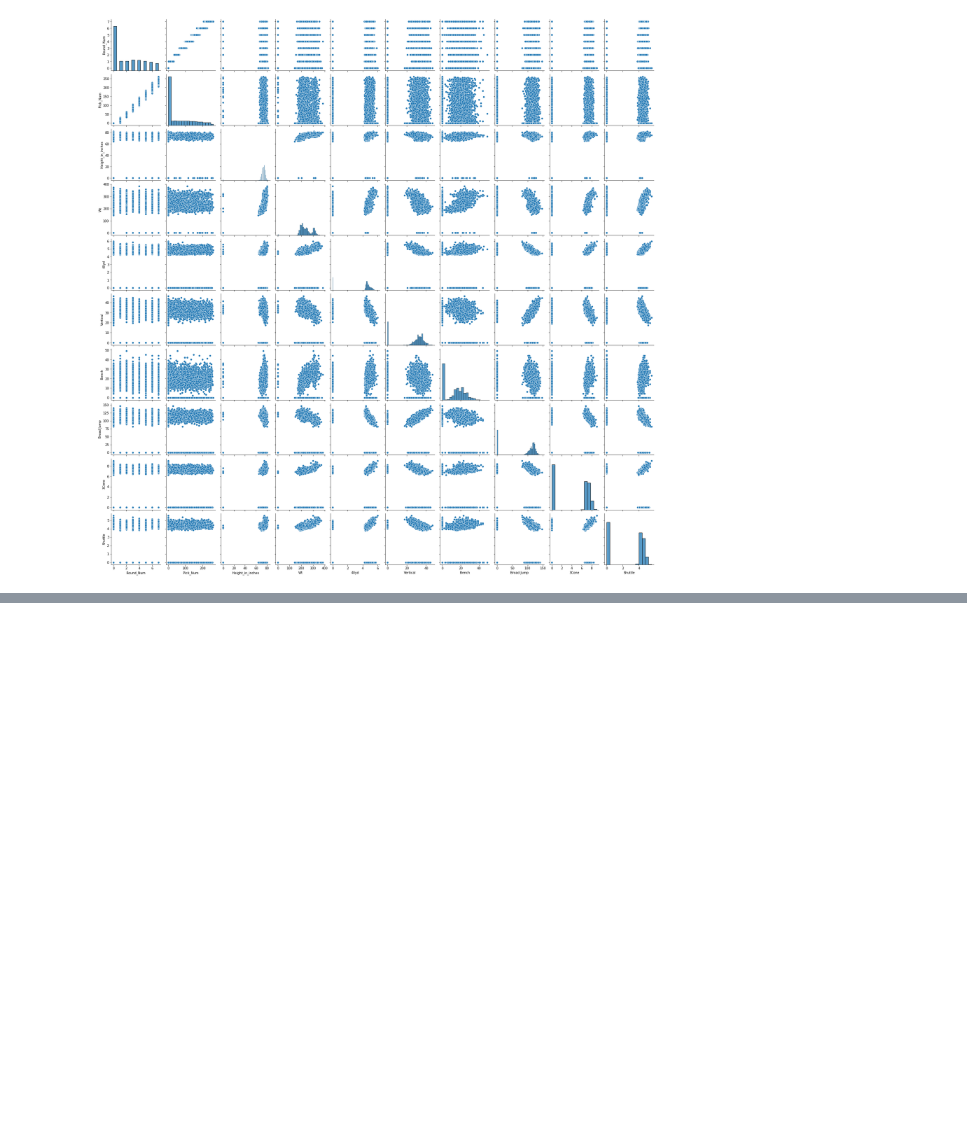
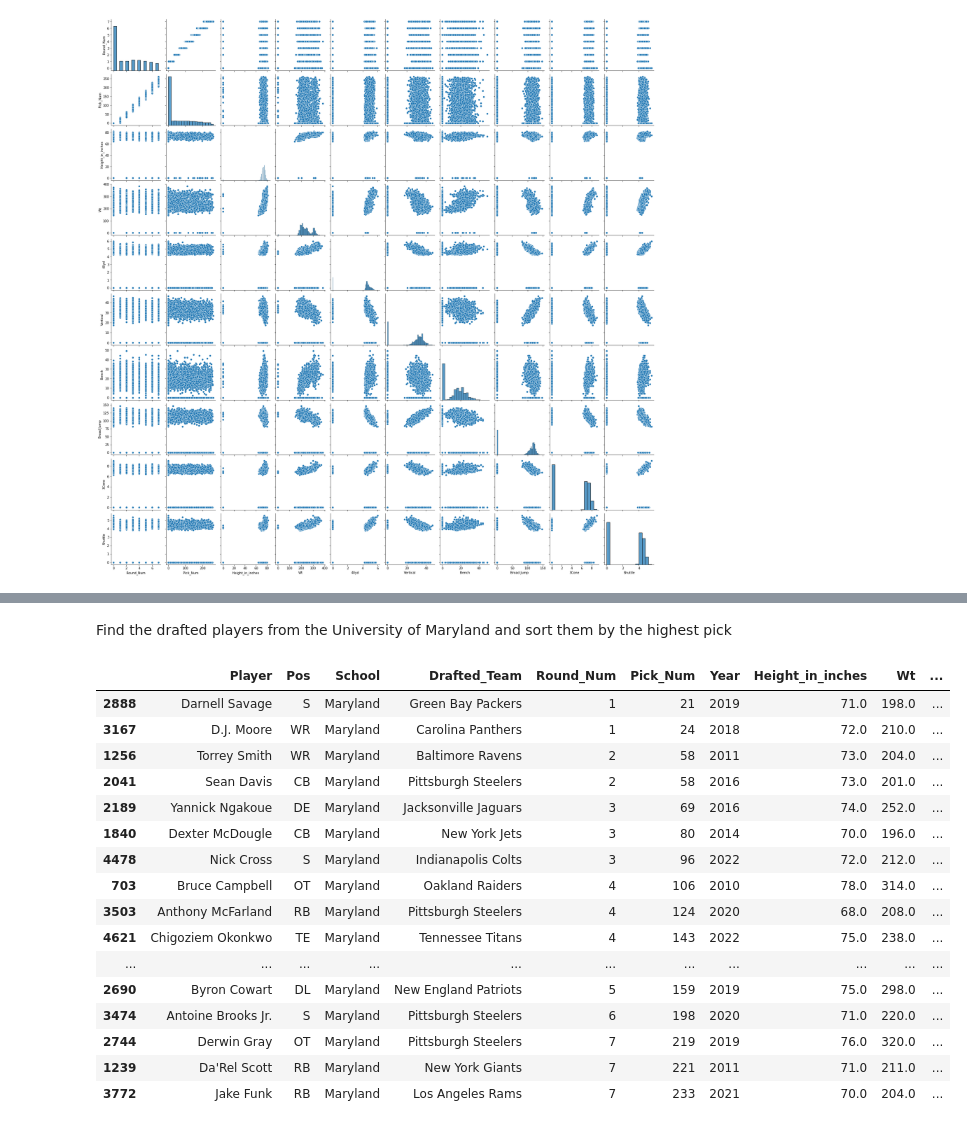
Before and after one commit to Domgraz/NFL_Combine_Draft_EDA, a Jupyter notebook: NFL_Draft.ipynb, the cells around one changed output, grey strips where cells are left out. Saved outputs shown, nothing was run; the diff lists cells and outputs as text; code cells hidden in the pictures; blank space fills up the shorter version.

Commit message:
added Maryland question

```diff
--- a/NFL_Draft.ipynb
+++ b/NFL_Draft.ipynb
@@ -217,3 +217,27 @@ speed_df.head(20)
 | 2702 | Jamel Dean | CB | Auburn | Tampa Bay Buccaneers | 3 | 94 | 2019 | 73.0 | 206.0 | ... |
 | 4122 | Jakorian Bennett | CB | Maryland | Undrafted | 0 | 0 | Undrafted | 71.0 | 188.0 | ... |
 | 1077 | Clyde Gates | WR | Abilene Christian | Miami Dolphins | 4 | 111 | 2011 | 72.0 | 192.0 | ... |
+# %% [markdown]
+Find the drafted players from the University of Maryland and sort them by the highest pick
+# %%
+md_df = speed_df[speed_df['School'] == 'Maryland']
+md_df = md_df[md_df['Pick_Num']!=0]
+md_df.sort_values('Pick_Num', ascending= True)
+# %% [output]
+|  | Player | Pos | School | Drafted_Team | Round_Num | Pick_Num | Year | Height_in_inches | Wt | ... |
+| 2888 | Darnell Savage | S | Maryland | Green Bay Packers | 1 | 21 | 2019 | 71.0 | 198.0 | ... |
+| 3167 | D.J. Moore | WR | Maryland | Carolina Panthers | 1 | 24 | 2018 | 72.0 | 210.0 | ... |
+| 1256 | Torrey Smith | WR | Maryland | Baltimore Ravens | 2 | 58 | 2011 | 73.0 | 204.0 | ... |
+| 2041 | Sean Davis | CB | Maryland | Pittsburgh Steelers | 2 | 58 | 2016 | 73.0 | 201.0 | ... |
+| 2189 | Yannick Ngakoue | DE | Maryland | Jacksonville Jaguars | 3 | 69 | 2016 | 74.0 | 252.0 | ... |
+| 1840 | Dexter McDougle | CB | Maryland | New York Jets | 3 | 80 | 2014 | 70.0 | 196.0 | ... |
+| 4478 | Nick Cross | S | Maryland | Indianapolis Colts | 3 | 96 | 2022 | 72.0 | 212.0 | ... |
+| 703 | Bruce Campbell | OT | Maryland | Oakland Raiders | 4 | 106 | 2010 | 78.0 | 314.0 | ... |
+| 3503 | Anthony McFarland | RB | Maryland | Pittsburgh Steelers | 4 | 124 | 2020 | 68.0 | 208.0 | ... |
+| 4621 | Chigoziem Okonkwo | TE | Maryland | Tennessee Titans | 4 | 143 | 2022 | 75.0 | 238.0 | ... |
+| ... | ... | ... | ... | ... | ... | ... | ... | ... | ... | ... |
+| 2690 | Byron Cowart | DL | Maryland | New England Patriots | 5 | 159 | 2019 | 75.0 | 298.0 | ... |
+| 3474 | Antoine Brooks Jr. | S | Maryland | Pittsburgh Steelers | 6 | 198 | 2020 | 71.0 | 220.0 | ... |
+| 2744 | Derwin Gray | OT | Maryland | Pittsburgh Steelers | 7 | 219 | 2019 | 76.0 | 320.0 | ... |
+| 1239 | Da'Rel Scott | RB | Maryland | New York Giants | 7 | 221 | 2011 | 71.0 | 211.0 | ... |
+| 3772 | Jake Funk | RB | Maryland | Los Angeles Rams | 7 | 233 | 2021 | 70.0 | 204.0 | ... |
```
